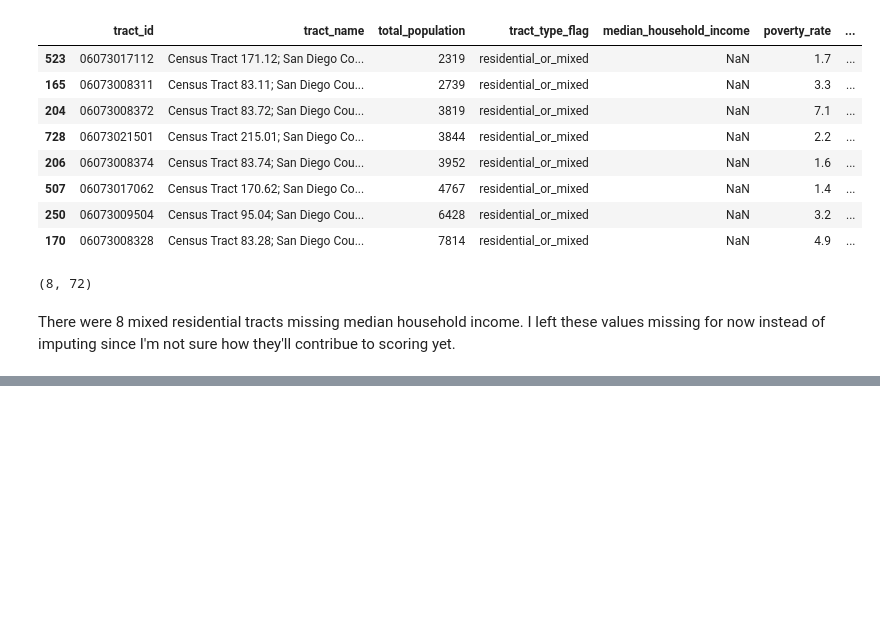
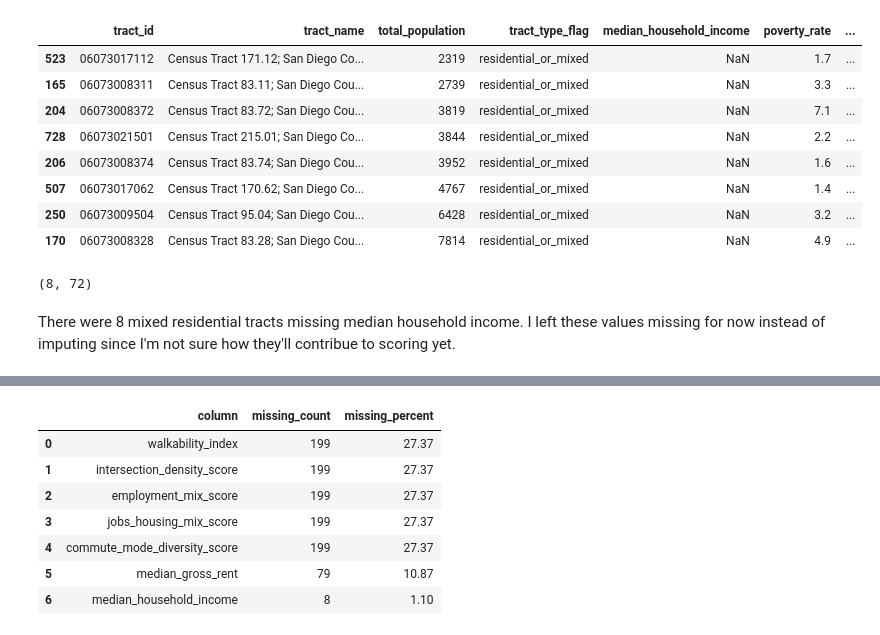
Before and after one commit to coco-martinez/san-diego-neighborhood-opportunity, a Jupyter notebook: notebooks/06_data_wrangling_final_merge.ipynb, the cells around one changed output, grey strips where cells are left out. Cells and saved outputs as stored; diff of their text form; code cells hidden in the pictures; blank space fills up the shorter version.

```diff
--- a/notebooks/06_data_wrangling_final_merge.ipynb
+++ b/notebooks/06_data_wrangling_final_merge.ipynb
@@ -1049,0 +1119,22 @@ There were 8  mixed residential tracts missing median household income. I left t
+# %%
+# checking missing values for residential/mixed tracts only
+residential_nulls = master_residential.isna().sum().sort_values(ascending=False)
+
+residential_nulls = residential_nulls[
+    residential_nulls > 0].reset_index()
+
+residential_nulls.columns = ['column', 'missing_count']
+
+residential_nulls['missing_percent'] = (
+    residential_nulls['missing_count'] / len(master_residential) * 100).round(2)
+
+residential_nulls
+# %% [output]
+|  | column | missing_count | missing_percent |
+| 0 | walkability_index | 199 | 27.37 |
+| 1 | intersection_density_score | 199 | 27.37 |
+| 2 | employment_mix_score | 199 | 27.37 |
+| 3 | jobs_housing_mix_score | 199 | 27.37 |
+| 4 | commute_mode_diversity_score | 199 | 27.37 |
+| 5 | median_gross_rent | 79 | 10.87 |
+| 6 | median_household_income | 8 | 1.10 |
```
Also changed, not shown: parts of 10 cells of this notebook, 1 other file.
